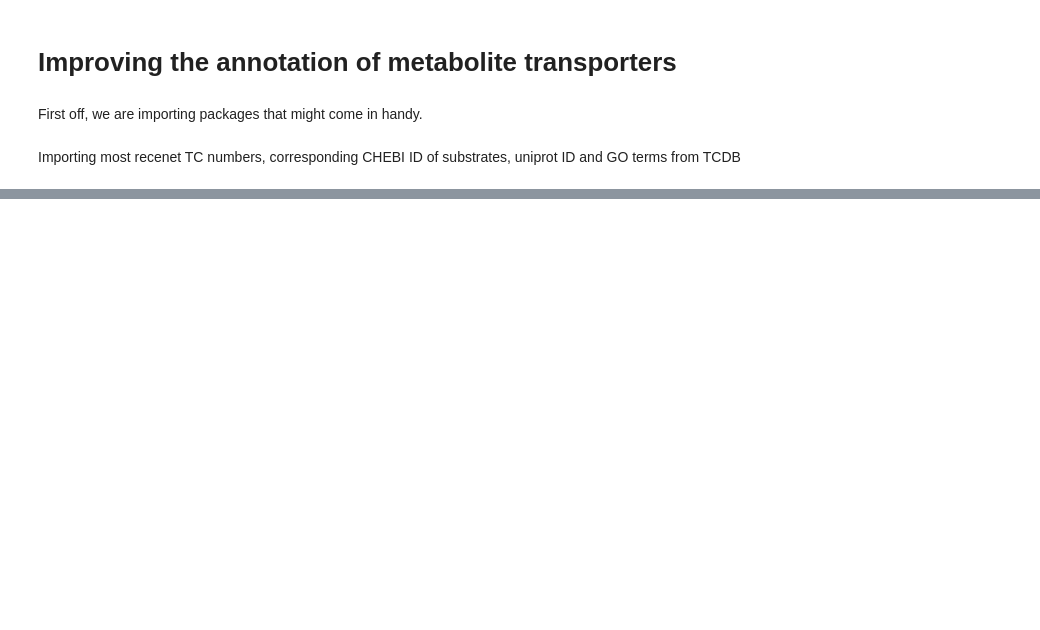
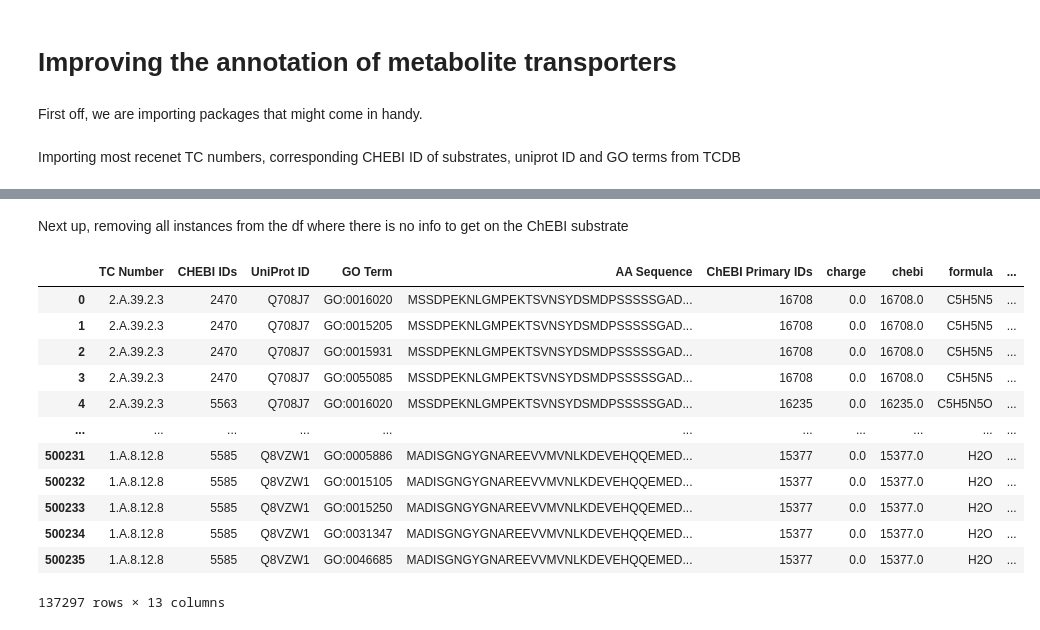
Before and after one commit to blandro/metabolite-transporter-annotation, a Jupyter notebook: main.ipynb, the cells around one changed output, grey strips where cells are left out. Saved outputs shown, nothing was run; the diff lists cells and outputs as text; code cells hidden in the pictures; blank space fills up the shorter version.

```diff
--- a/main.ipynb
+++ b/main.ipynb
@@ -156,0 +199,21 @@ df_chebi_info[df_chebi_info["CHEBI IDs"] == 1]
+# %% [markdown]
+Next up, removing all instances from the df where there is no info to get on the ChEBI substrate
+# %%
+valid_chebis = chebi_df["chebi"]
+df_chebi_info_filtered = df_chebi_info[df_chebi_info["ChEBI Primary IDs"].isin(valid_chebis)]
+df_chebi_info_filtered.to_csv("tcdb_data_chebi.csv", index=False)
+df_chebi_info_filtered
+# %% [output]
+|  | TC Number | CHEBI IDs | UniProt ID | GO Term | AA Sequence | ChEBI Primary IDs | charge | chebi | formula | ... |
+| 0 | 2.A.39.2.3 | 2470 | Q708J7 | GO:0016020 | MSSDPEKNLGMPEKTSVNSYDSMDPSSSSSGAD... | 16708 | 0.0 | 16708.0 | C5H5N5 | ... |
+| 1 | 2.A.39.2.3 | 2470 | Q708J7 | GO:0015205 | MSSDPEKNLGMPEKTSVNSYDSMDPSSSSSGAD... | 16708 | 0.0 | 16708.0 | C5H5N5 | ... |
+| 2 | 2.A.39.2.3 | 2470 | Q708J7 | GO:0015931 | MSSDPEKNLGMPEKTSVNSYDSMDPSSSSSGAD... | 16708 | 0.0 | 16708.0 | C5H5N5 | ... |
+| 3 | 2.A.39.2.3 | 2470 | Q708J7 | GO:0055085 | MSSDPEKNLGMPEKTSVNSYDSMDPSSSSSGAD... | 16708 | 0.0 | 16708.0 | C5H5N5 | ... |
+| 4 | 2.A.39.2.3 | 5563 | Q708J7 | GO:0016020 | MSSDPEKNLGMPEKTSVNSYDSMDPSSSSSGAD... | 16235 | 0.0 | 16235.0 | C5H5N5O | ... |
+| ... | ... | ... | ... | ... | ... | ... | ... | ... | ... | ... |
+| 500231 | 1.A.8.12.8 | 5585 | Q8VZW1 | GO:0005886 | MADISGNGYGNAREEVVMVNLKDEVEHQQEMED... | 15377 | 0.0 | 15377.0 | H2O | ... |
+| 500232 | 1.A.8.12.8 | 5585 | Q8VZW1 | GO:0015105 | MADISGNGYGNAREEVVMVNLKDEVEHQQEMED... | 15377 | 0.0 | 15377.0 | H2O | ... |
+| 500233 | 1.A.8.12.8 | 5585 | Q8VZW1 | GO:0015250 | MADISGNGYGNAREEVVMVNLKDEVEHQQEMED... | 15377 | 0.0 | 15377.0 | H2O | ... |
+| 500234 | 1.A.8.12.8 | 5585 | Q8VZW1 | GO:0031347 | MADISGNGYGNAREEVVMVNLKDEVEHQQEMED... | 15377 | 0.0 | 15377.0 | H2O | ... |
+| 500235 | 1.A.8.12.8 | 5585 | Q8VZW1 | GO:0046685 | MADISGNGYGNAREEVVMVNLKDEVEHQQEMED... | 15377 | 0.0 | 15377.0 | H2O | ... |
+137297 rows × 13 columns
```
Also changed, not shown: parts of 18 cells of this notebook, 2 other files.
